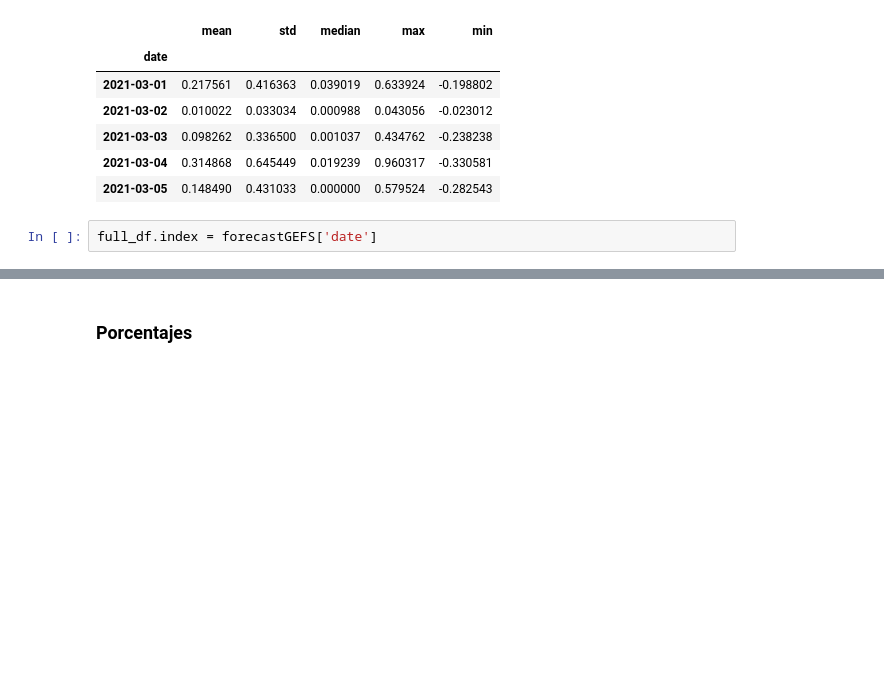
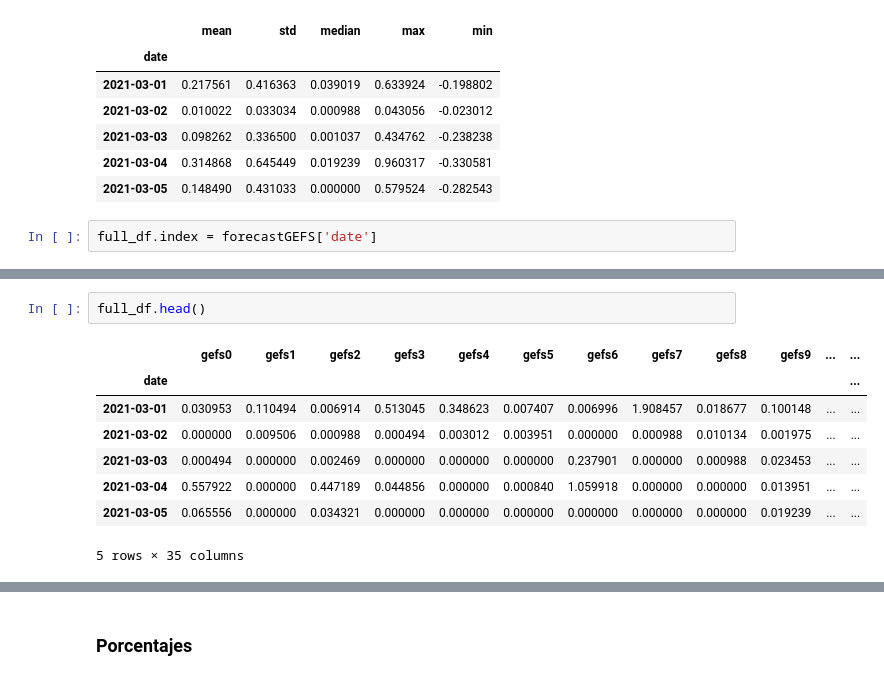
Before and after one commit to OHMC/gfsRaster, a Jupyter notebook: notebooks/Pronostico Mensual Marzo.ipynb, the cells around one changed output, grey strips where cells are left out. Saved outputs shown, nothing was run; the diff lists cells and outputs as text; blank space fills up the shorter version.

```diff
--- a/notebooks/Pronostico Mensual Marzo.ipynb
+++ b/notebooks/Pronostico Mensual Marzo.ipynb
@@ -351 +332,12 @@ dtype: float64
+# %%
+full_df.head()
+# %% [output]
+|  | gefs0 | gefs1 | gefs2 | gefs3 | gefs4 | gefs5 | gefs6 | gefs7 | gefs8 | gefs9 | ... | ... |
+| date |  |  |  |  |  |  |  |  |  |  |  | ... |
+| 2021-03-01 | 0.030953 | 0.110494 | 0.006914 | 0.513045 | 0.348623 | 0.007407 | 0.006996 | 1.908457 | 0.018677 | 0.100148 | ... | ... |
+| 2021-03-02 | 0.000000 | 0.009506 | 0.000988 | 0.000494 | 0.003012 | 0.003951 | 0.000000 | 0.000988 | 0.010134 | 0.001975 | ... | ... |
+| 2021-03-03 | 0.000494 | 0.000000 | 0.002469 | 0.000000 | 0.000000 | 0.000000 | 0.237901 | 0.000000 | 0.000988 | 0.023453 | ... | ... |
+| 2021-03-04 | 0.557922 | 0.000000 | 0.447189 | 0.044856 | 0.000000 | 0.000840 | 1.059918 | 0.000000 | 0.000000 | 0.013951 | ... | ... |
+| 2021-03-05 | 0.065556 | 0.000000 | 0.034321 | 0.000000 | 0.000000 | 0.000000 | 0.000000 | 0.000000 | 0.000000 | 0.019239 | ... | ... |
+5 rows × 35 columns
 # %%
```
Also changed, not shown: parts of 3 cells of this notebook, 2 other files.
